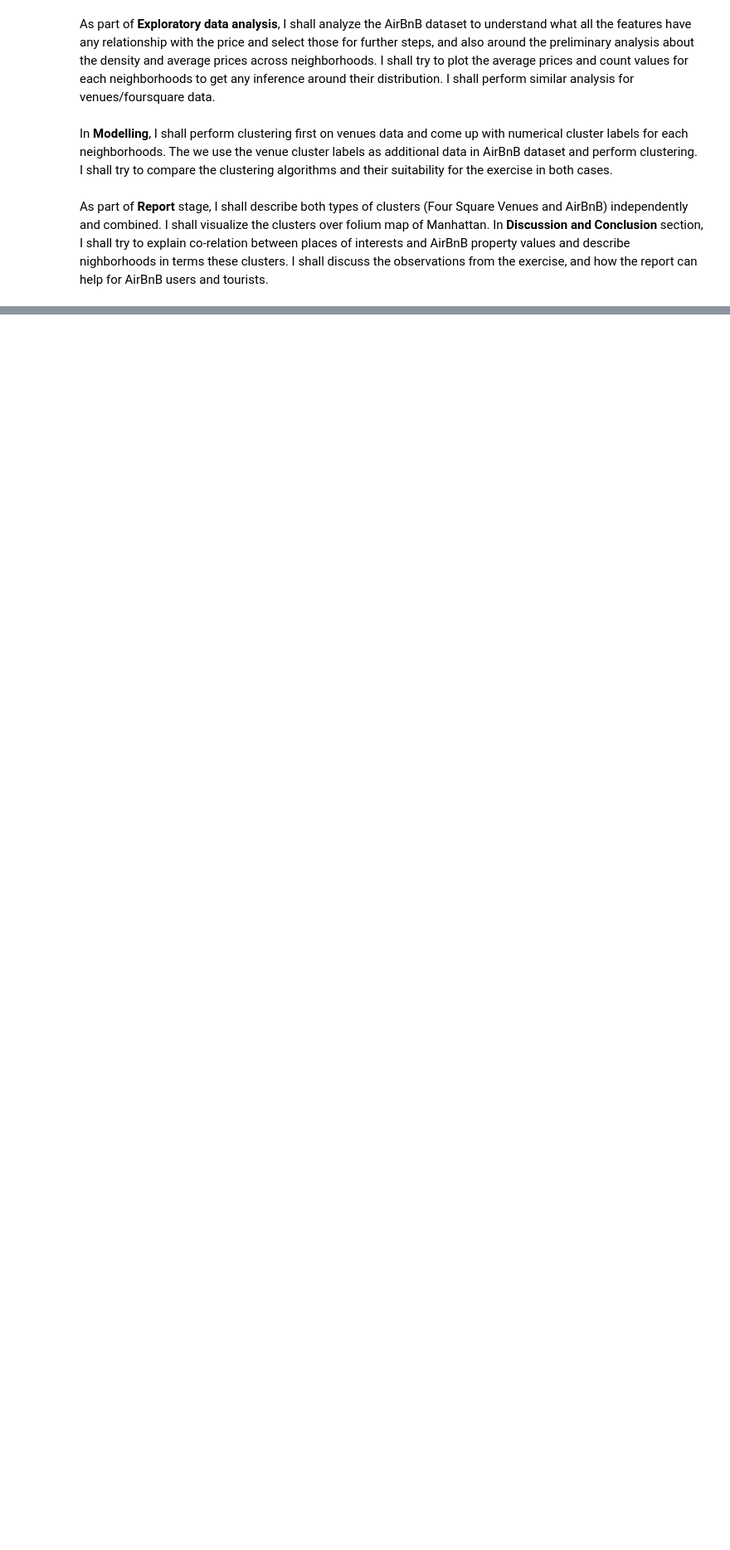
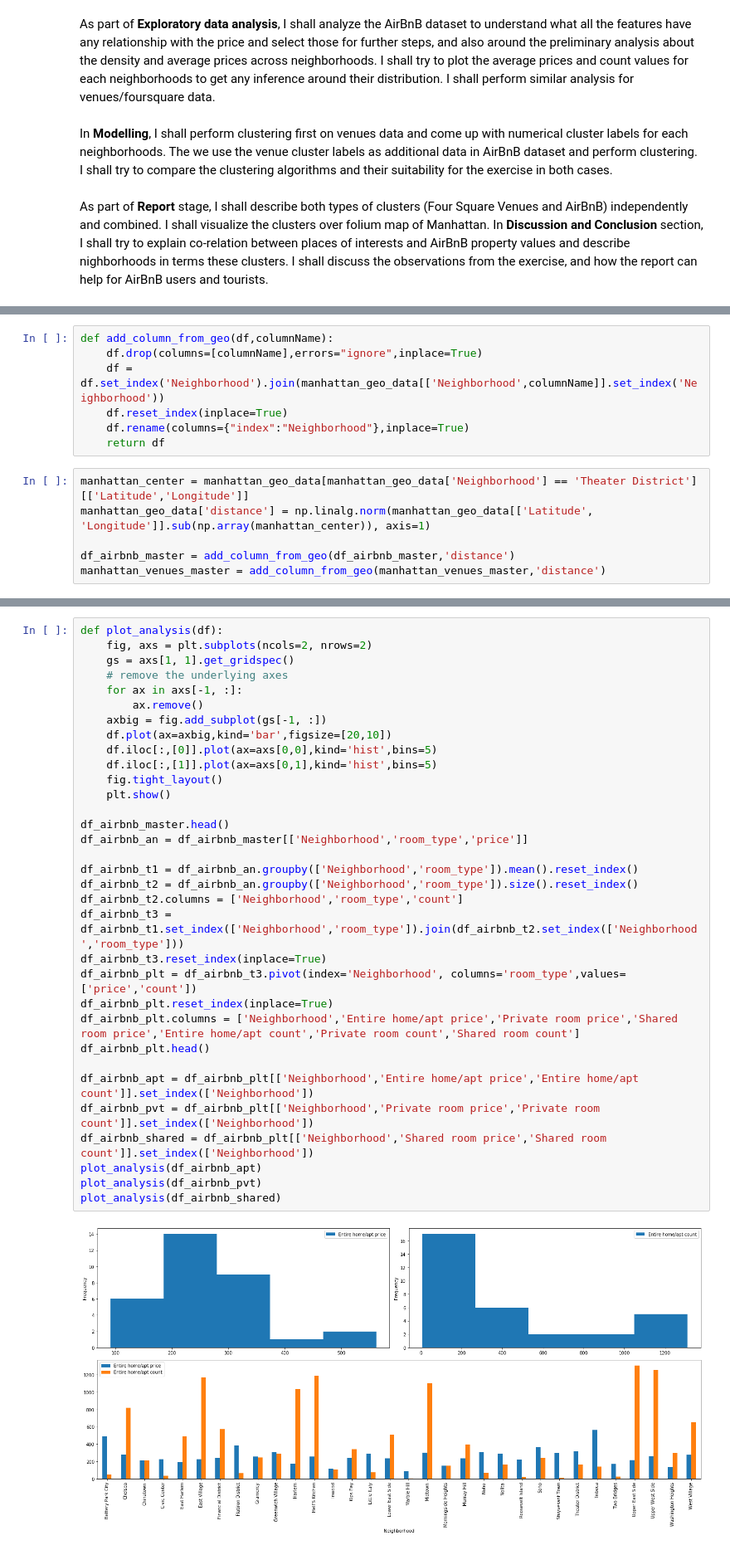
Before and after one commit to K2Prasanna/Coursera_Capstone, a Jupyter notebook: Capstone-Project.ipynb, the cells around one changed output, grey strips where cells are left out. Shown at 83% size. Saved outputs shown, nothing was run; the diff lists cells and outputs as text; blank space fills up the shorter version.

```diff
--- a/Capstone-Project.ipynb
+++ b/Capstone-Project.ipynb
@@ -83,0 +386,13 @@ As part of __Report__ stage, I shall describe both types of clusters (Four Squar
+# %%
+def add_column_from_geo(df,columnName):
+    df.drop(columns=[columnName],errors="ignore",inplace=True)
+    df = df.set_index('Neighborhood').join(manhattan_geo_data[['Neighborhood',columnName]].set_index('Neighborhood'))
+    df.reset_index(inplace=True)
+    df.rename(columns={"index":"Neighborhood"},inplace=True)
+    return df
+# %%
+manhattan_center = manhattan_geo_data[manhattan_geo_data['Neighborhood'] == 'Theater District'][['Latitude','Longitude']]
+manhattan_geo_data['distance'] = np.linalg.norm(manhattan_geo_data[['Latitude', 'Longitude']].sub(np.array(manhattan_center)), axis=1)
+
+df_airbnb_master = add_column_from_geo(df_airbnb_master,'distance')
+manhattan_venues_master = add_column_from_geo(manhattan_venues_master,'distance')
@@ -83,0 +403,35 @@ As part of __Report__ stage, I shall describe both types of clusters (Four Squar
+# %%
+def plot_analysis(df):
+    fig, axs = plt.subplots(ncols=2, nrows=2)
+    gs = axs[1, 1].get_gridspec()
+    # remove the underlying axes
+    for ax in axs[-1, :]:
+        ax.remove()
+    axbig = fig.add_subplot(gs[-1, :])
+    df.plot(ax=axbig,kind='bar',figsize=[20,10])
+    df.iloc[:,[0]].plot(ax=axs[0,0],kind='hist',bins=5)
+    df.iloc[:,[1]].plot(ax=axs[0,1],kind='hist',bins=5)
+    fig.tight_layout()
+    plt.show()
+
+df_airbnb_master.head()
+df_airbnb_an = df_airbnb_master[['Neighborhood','room_type','price']]
+
+df_airbnb_t1 = df_airbnb_an.groupby(['Neighborhood','room_type']).mean().reset_index()
+df_airbnb_t2 = df_airbnb_an.groupby(['Neighborhood','room_type']).size().reset_index()
+df_airbnb_t2.columns = ['Neighborhood','room_type','count']
+df_airbnb_t3 = df_airbnb_t1.set_index(['Neighborhood','room_type']).join(df_airbnb_t2.set_index(['Neighborhood','room_type']))
+df_airbnb_t3.reset_index(inplace=True)
+df_airbnb_plt = df_airbnb_t3.pivot(index='Neighborhood', columns='room_type',values=['price','count'])
+df_airbnb_plt.reset_index(inplace=True)
+df_airbnb_plt.columns = ['Neighborhood','Entire home/apt price','Private room price','Shared room price','Entire home/apt count','Private room count','Shared room count']
+df_airbnb_plt.head()
+
+df_airbnb_apt = df_airbnb_plt[['Neighborhood','Entire home/apt price','Entire home/apt count']].set_index(['Neighborhood'])
+df_airbnb_pvt = df_airbnb_plt[['Neighborhood','Private room price','Private room count']].set_index(['Neighborhood'])
+df_airbnb_shared = df_airbnb_plt[['Neighborhood','Shared room price','Shared room count']].set_index(['Neighborhood'])
+plot_analysis(df_airbnb_apt)
+plot_analysis(df_airbnb_pvt)
+plot_analysis(df_airbnb_shared)
+# %% [output]
+[figure, added]
```
Also changed, not shown: parts of 59 cells of this notebook.
